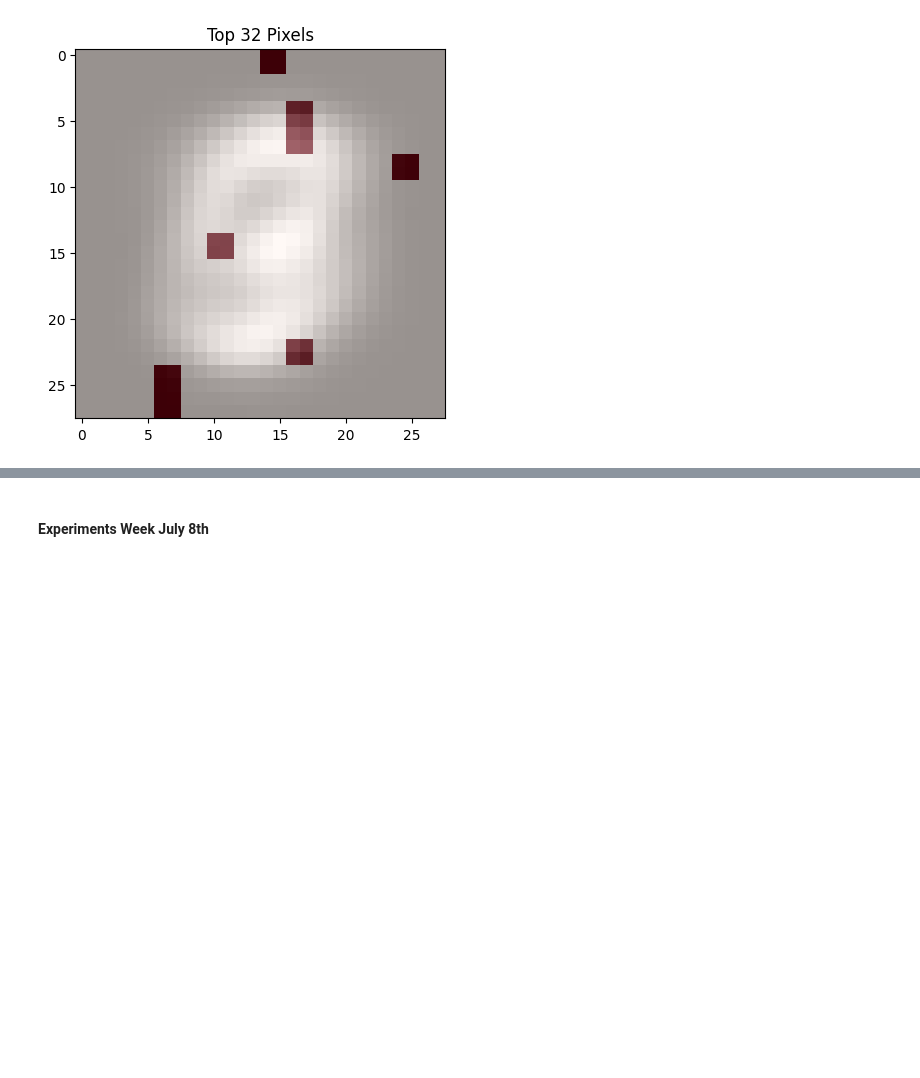
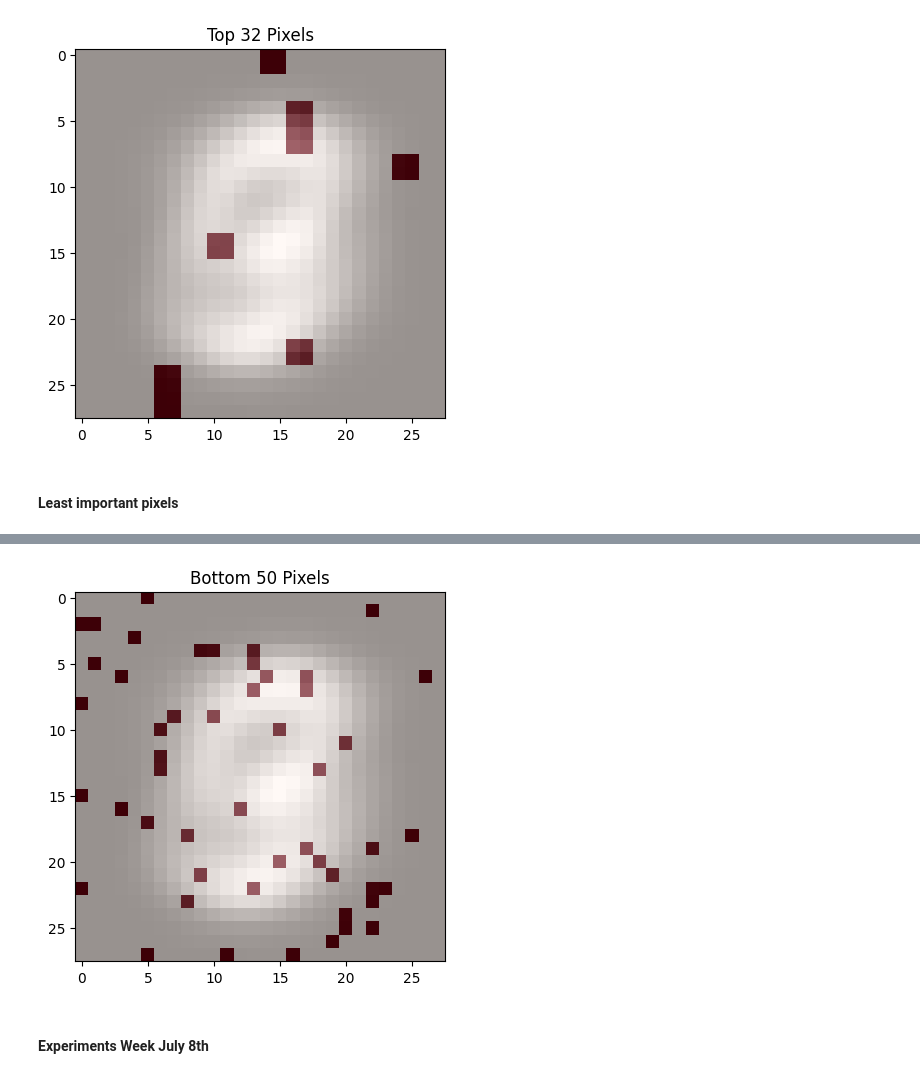
Before and after one commit to ilaibachrach/shadow, a Jupyter notebook: deepnote/Thesis/shadow-test.ipynb, the cells around one changed output, grey strips where cells are left out. Drawn from its saved outputs; the diff is of its cells as text; code cells hidden in the pictures; blank space fills up the shorter version.

```diff
--- a/deepnote/Thesis/shadow-test.ipynb
+++ b/deepnote/Thesis/shadow-test.ipynb
@@ -1993,3 +2175,12 @@ animate_top_pixels(pixel_importance_df2, X_nump, num_pixels=32)
 # %% [output]
 [interactive output not drawn]
 [figure]
+# %% [markdown]
+#### Least important pixels
+# %%
+num_pixels = 50
+target_class = None
+
+# Call the function
+animate_top_pixels(pixel_importance_df, X_nump, y, num_pixels, target_class, most_important=False)
+# %% [output]
@@ -1996,3 +2188,4 @@ animate_top_pixels(pixel_importance_df2, X_nump, num_pixels=32)
+[figure, added]
 # %% [markdown]
 
 #### Experiments Week July 8th
```
Also changed, not shown: parts of 18 cells of this notebook.
